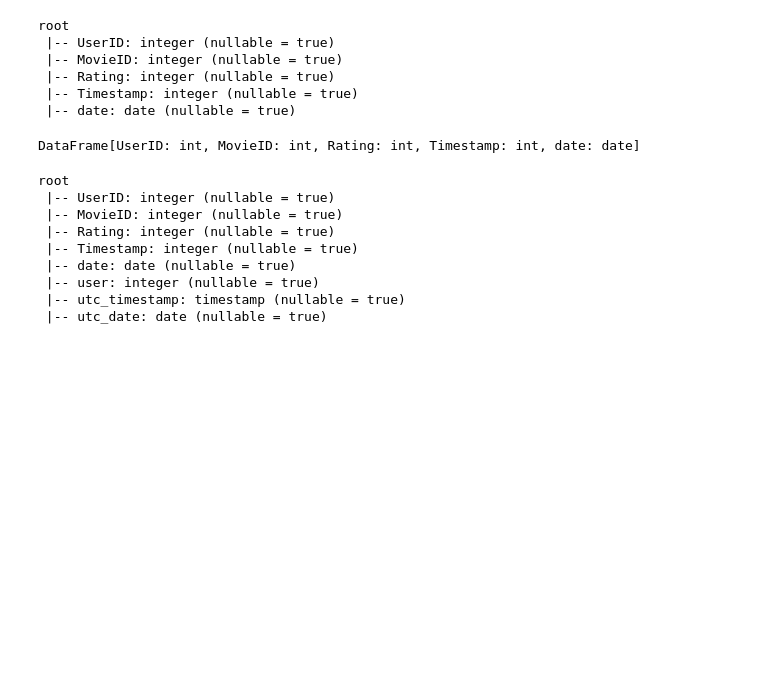
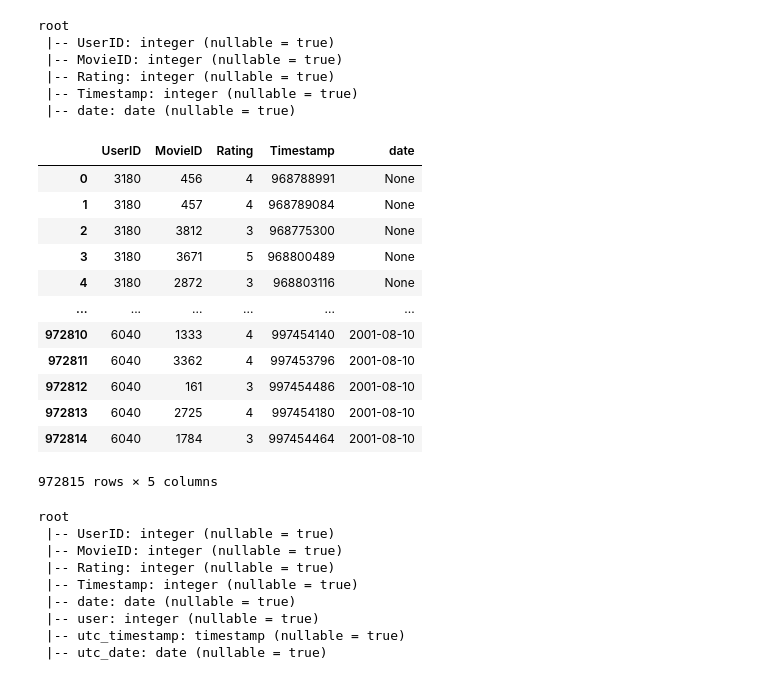
Before and after one commit to pinkfloydsito/big_data_management_2025, a Jupyter notebook: week_05__Streaming_1/Streaming_1.ipynb, the cells around one changed output. Cells and saved outputs as stored; diff of their text form; code cells hidden in the pictures; blank space fills up the shorter version.

```diff
--- a/week_05__Streaming_1/Streaming_1.ipynb
+++ b/week_05__Streaming_1/Streaming_1.ipynb
@@ -269,9 +296,21 @@ root
  |-- Timestamp: integer (nullable = true)
  |-- date: date (nullable = true)
 # %%
-display(spark.table("FactRating"))
+spark.table("FactRating").toPandas()
 # %% [output]
+|  | UserID | MovieID | Rating | Timestamp | date |
+| 0 | 3180 | 456 | 4 | 968788991 | None |
+| 1 | 3180 | 457 | 4 | 968789084 | None |
+| 2 | 3180 | 3812 | 3 | 968775300 | None |
+| 3 | 3180 | 3671 | 5 | 968800489 | None |
+| 4 | 3180 | 2872 | 3 | 968803116 | None |
+| ... | ... | ... | ... | ... | ... |
+| 972810 | 6040 | 1333 | 4 | 997454140 | 2001-08-10 |
+| 972811 | 6040 | 3362 | 4 | 997453796 | 2001-08-10 |
+| 972812 | 6040 | 161 | 3 | 997454486 | 2001-08-10 |
+| 972813 | 6040 | 2725 | 4 | 997454180 | 2001-08-10 |
+| 972814 | 6040 | 1784 | 3 | 997454464 | 2001-08-10 |
-DataFrame[UserID: int, MovieID: int, Rating: int, Timestamp: int, date: date]
+972815 rows × 5 columns
 # %%
 # schema overwriting - mergeSchema is probably not what you want
 # (here, the column names have changed; however, with mergeSchema, the old columns remain)
```
Also changed, not shown: parts of 9 cells of this notebook.
